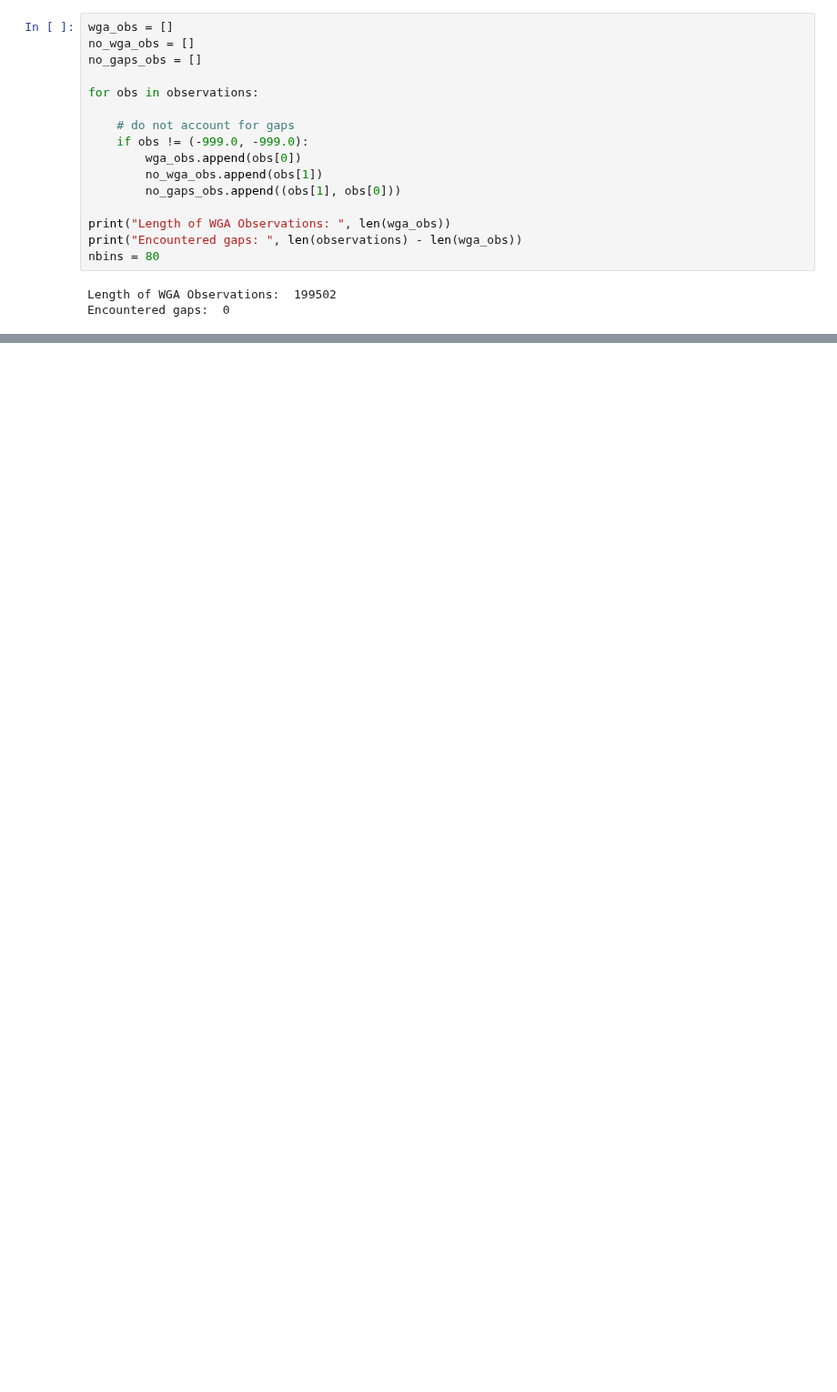
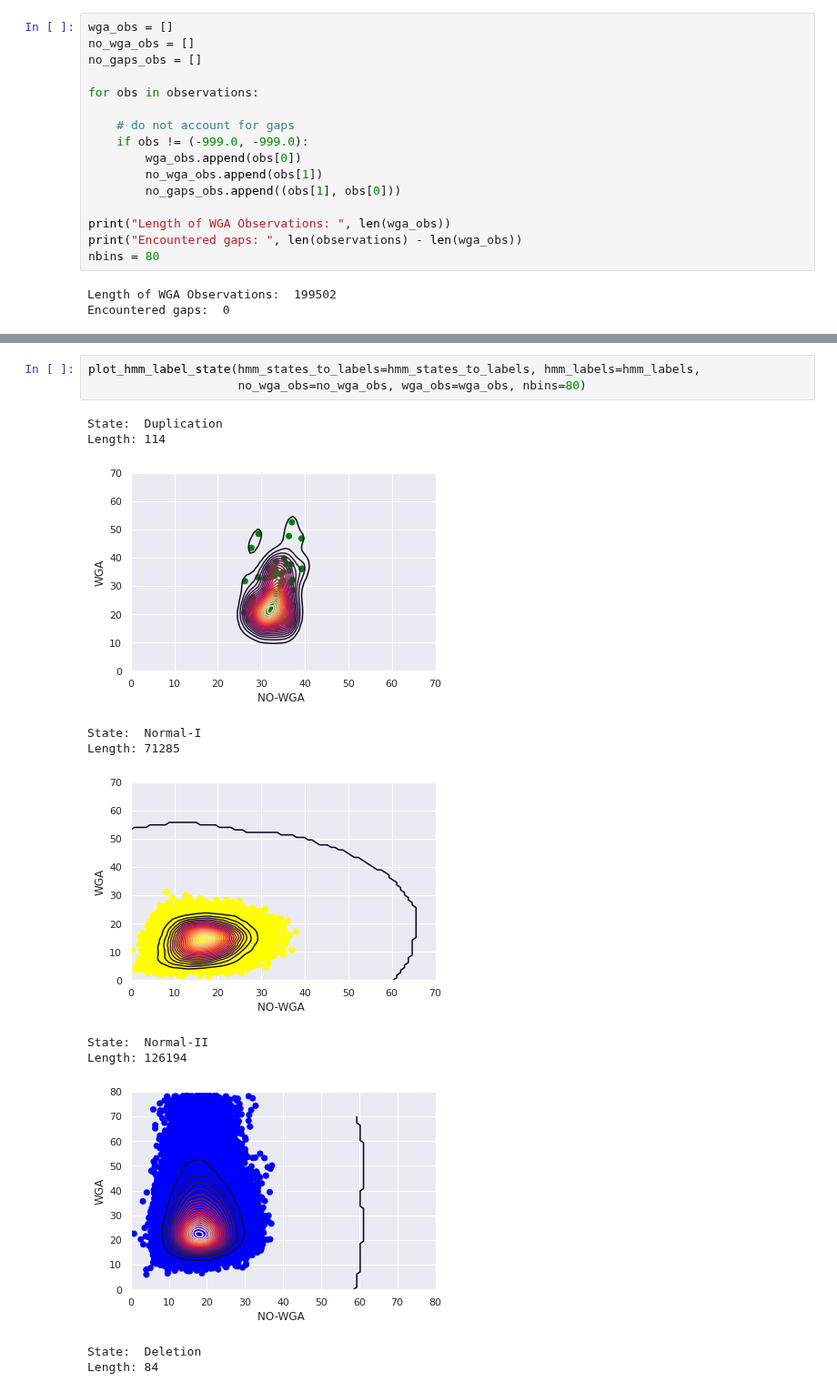
Before and after one commit to pockerman/hidden_markov_modeling, a Jupyter notebook: stories/story_17.ipynb, the cells around one changed output, grey strips where cells are left out. Shown at 91% size. Cells and saved outputs as stored; diff of their text form; blank space fills up the shorter version.

```diff
--- a/stories/story_17.ipynb
+++ b/stories/story_17.ipynb
@@ -263,0 +137,15 @@ Length: 1825
+# %%
+plot_hmm_label_state(hmm_states_to_labels=hmm_states_to_labels, hmm_labels=hmm_labels,
+                     no_wga_obs=no_wga_obs, wga_obs=wga_obs, nbins=80)
+# %% [output]
+State:  Duplication
+Length: 114
+[figure, added]
+State:  Normal-I
+Length: 71285
+[figure, added]
+State:  Normal-II
+Length: 126194
+[figure, added]
+State:  Deletion
+Length: 84
```
Also changed, not shown: parts of 18 cells of this notebook, 7 other files.
